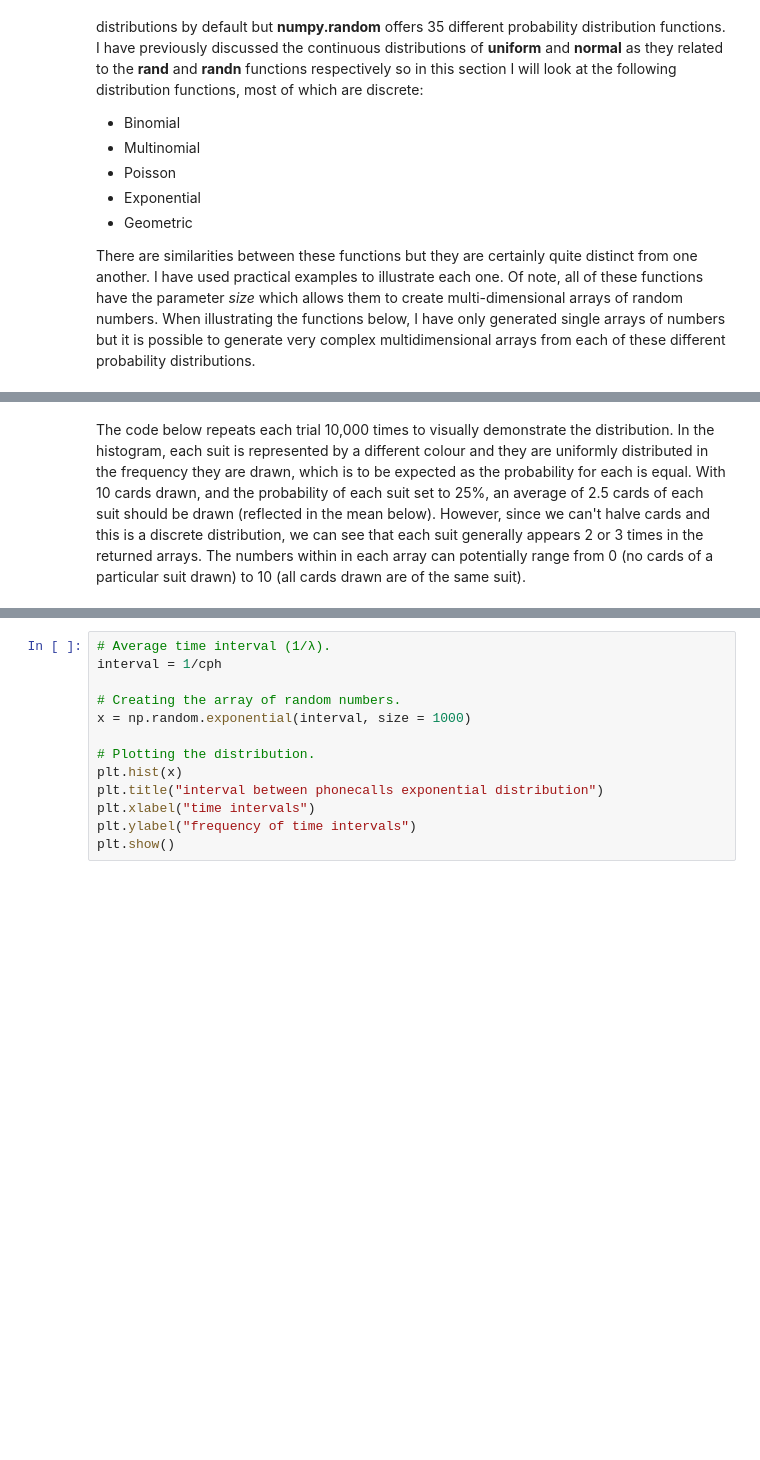
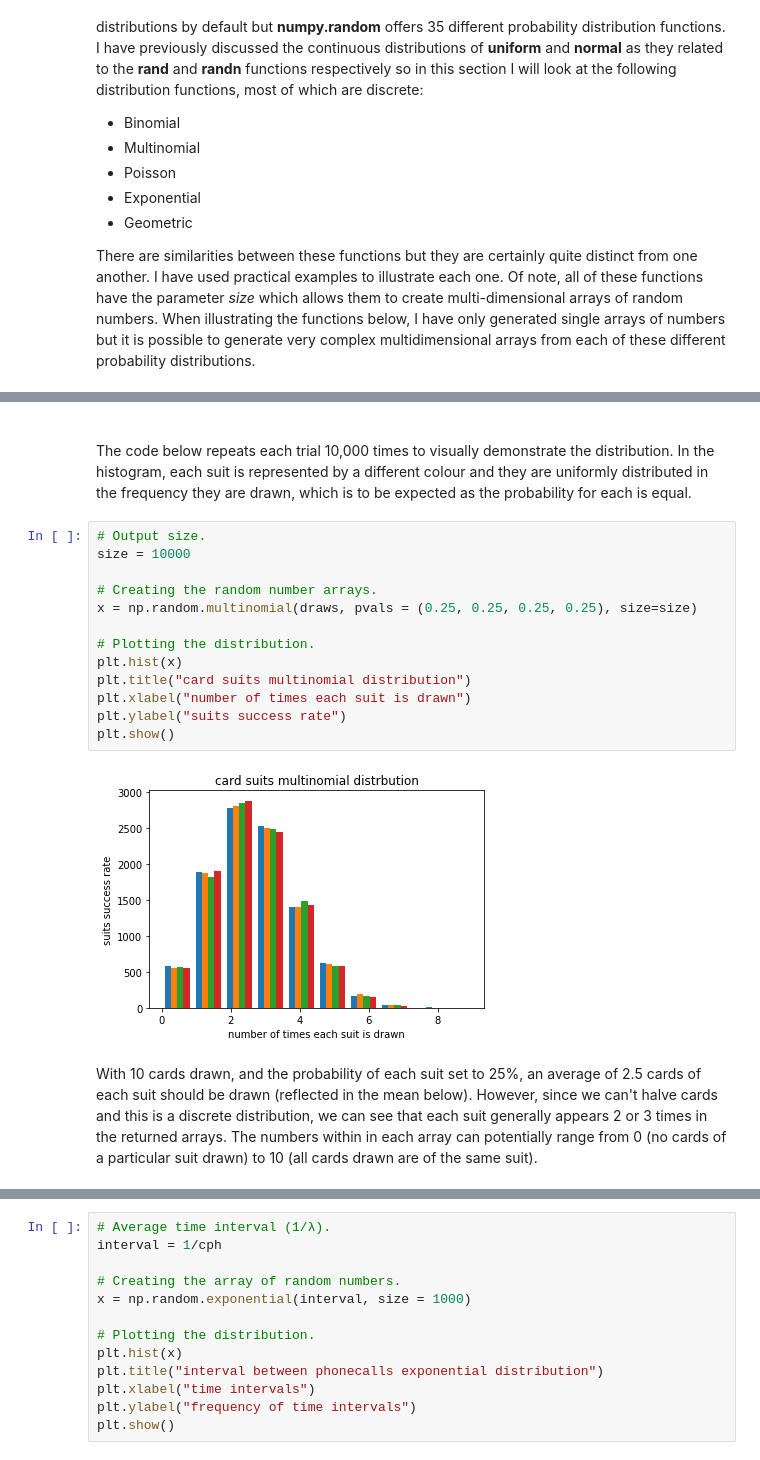
Before and after one commit to jennifer-ryan/numpy.random-project, a Jupyter notebook: numpy.random.ipynb, the cells around one changed output, grey strips where cells are left out. Saved outputs shown, nothing was run; the diff lists cells and outputs as text; blank space fills up the shorter version.

Commit message:
Few edits and added a couple more images

```diff
--- a/numpy.random.ipynb
+++ b/numpy.random.ipynb
@@ -838,3 +839,22 @@ The 10 cards drawn in this trial contain 2 hearts, 5 diamonds, 3 clubs and 0 spa
+# %% [markdown]
+<br>
+
+The code below repeats each trial 10,000 times to visually demonstrate the distribution. In the histogram, each suit is represented by a different colour and they are uniformly distributed in the frequency they are drawn, which is to be expected as the probability for each is equal.
+# %%
+# Output size.
+size = 10000
+
+# Creating the random number arrays.
+x = np.random.multinomial(draws, pvals = (0.25, 0.25, 0.25, 0.25), size=size)
+
+# Plotting the distribution.
+plt.hist(x)
+plt.title("card suits multinomial distribution")
+plt.xlabel("number of times each suit is drawn")
+plt.ylabel("suits success rate")
+plt.show()
+# %% [output]
+[figure, added]
 # %% [markdown]
-The code below repeats each trial 10,000 times to visually demonstrate the distribution. In the histogram, each suit is represented by a different colour and they are uniformly distributed in the frequency they are drawn, which is to be expected as the probability for each is equal. With 10 cards drawn, and the probability of each suit set to 25%, an average of 2.5 cards of each suit should be drawn (reflected in the mean below). However, since we can't halve cards and this is a discrete distribution, we can see that each suit generally appears 2 or 3 times in the returned arrays. The numbers within in each array can potentially range from 0 (no cards of a particular suit drawn) to 10 (all cards drawn are of the same suit).
+With 10 cards drawn, and the probability of each suit set to 25%, an average of 2.5 cards of each suit should be drawn (reflected in the mean below). However, since we can't halve cards and this is a discrete distribution, we can see that each suit generally appears 2 or 3 times in the returned arrays. The numbers within in each array can potentially range from 0 (no cards of a particular suit drawn) to 10 (all cards drawn are of the same suit).
 # %%
```
Also changed, not shown: parts of 12 cells of this notebook.
